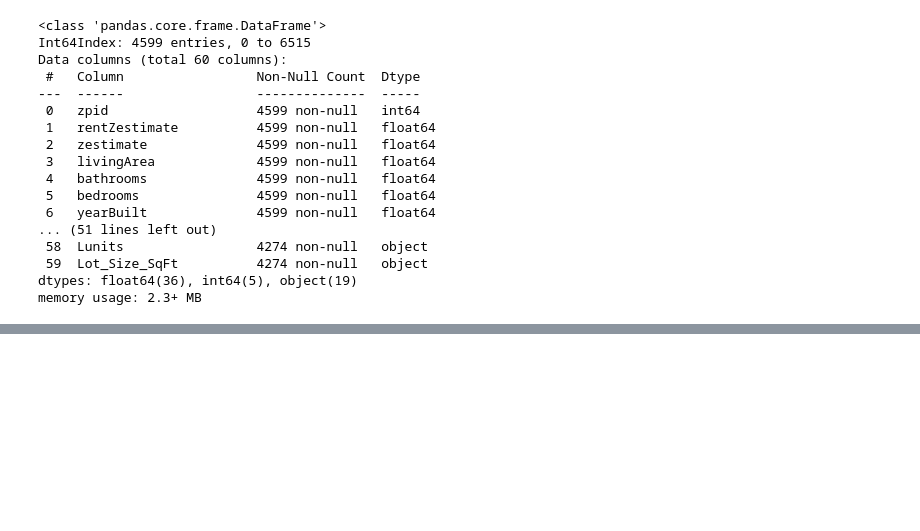
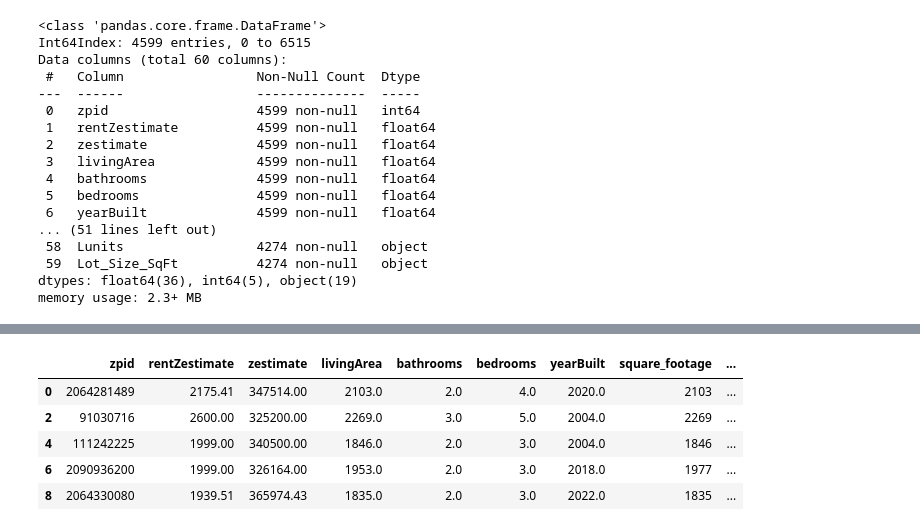
Before and after one commit to nsharma73/capstone_haystack, a Jupyter notebook: WebScrapeUsingRapidAPI.ipynb, the cells around one changed output, grey strips where cells are left out. Saved outputs shown, nothing was run; the diff lists cells and outputs as text; code cells hidden in the pictures; blank space fills up the shorter version.

```diff
--- a/WebScrapeUsingRapidAPI.ipynb
+++ b/WebScrapeUsingRapidAPI.ipynb
@@ -1263,0 +1357,20 @@ clean_data_zil_tax[['Lot_Size_SqFt','livingArea']]
+# %%
+df_c = clean_data_zil_tax[['zpid', 'rentZestimate', 'zestimate', 'livingArea', 'bathrooms',
+       'bedrooms', 'yearBuilt', 'square_footage', 'price_y', 'pricePerSquareFoot',
+       'taxAnnualAmount', 'pageViewCount','Lot_Size_SqFt',
+       'hasAttachedProperty', 'poolFeatures', 'flooring', 'hasGarage',
+       'parking', 'hasWaterfrontView', 'total_appliances','total_community_feat','Prop_Cond_Grp',
+       'sch_rating_avg', 'sch_cnt',
+       'sch_dist_avg', 'Individuals_taxed', 'Income_per_return', 'Cap_gain',
+       'Pension', 'UE_claims', 'Social_security', 'SB_income',
+       'Student_loan_ded', 'RE_taxes', 'PP_taxes', 'Child_credit',
+       'Earned_Inc_credit', 'cap_rate']]
+# %%
+df_c.head()
+# %% [output]
+|  | zpid | rentZestimate | zestimate | livingArea | bathrooms | bedrooms | yearBuilt | square_footage | ... |
+| 0 | 2064281489 | 2175.41 | 347514.00 | 2103.0 | 2.0 | 4.0 | 2020.0 | 2103 | ... |
+| 2 | 91030716 | 2600.00 | 325200.00 | 2269.0 | 3.0 | 5.0 | 2004.0 | 2269 | ... |
+| 4 | 111242225 | 1999.00 | 340500.00 | 1846.0 | 2.0 | 3.0 | 2004.0 | 1846 | ... |
+| 6 | 2090936200 | 1999.00 | 326164.00 | 1953.0 | 2.0 | 3.0 | 2018.0 | 1977 | ... |
+| 8 | 2064330080 | 1939.51 | 365974.43 | 1835.0 | 2.0 | 3.0 | 2022.0 | 1835 | ... |
```
Also changed, not shown: parts of 26 cells of this notebook.
